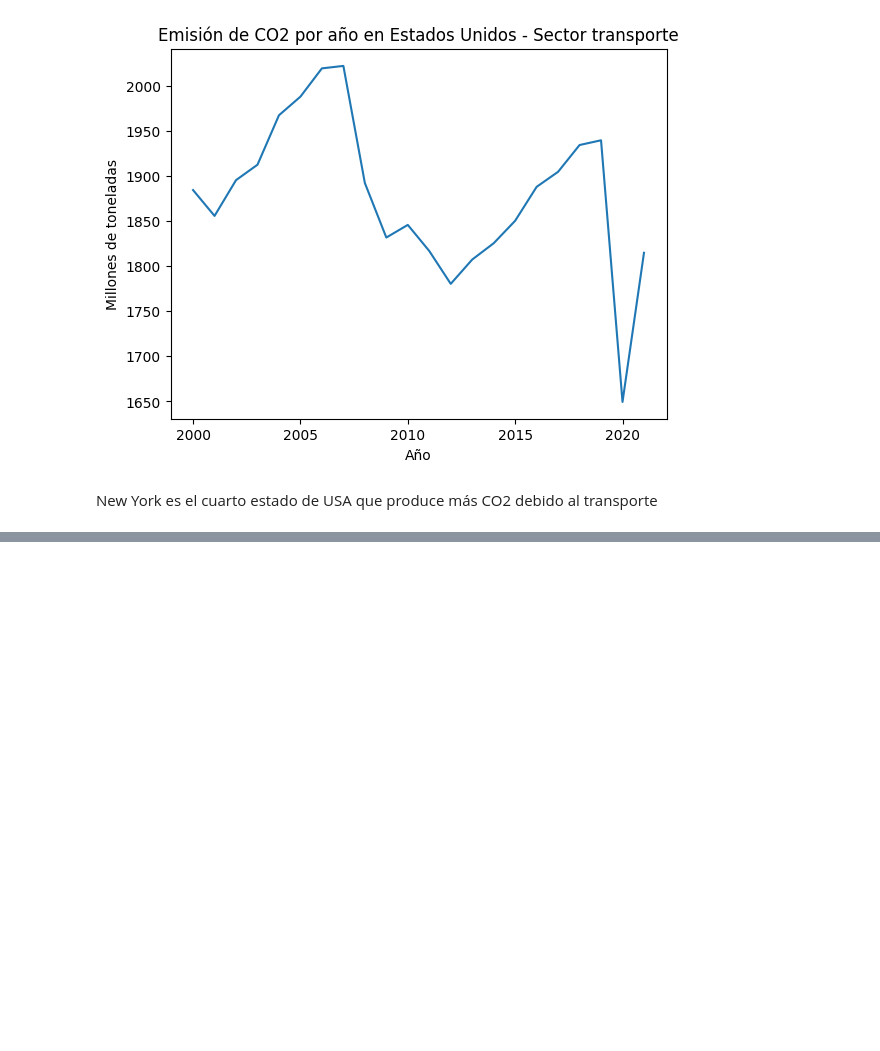
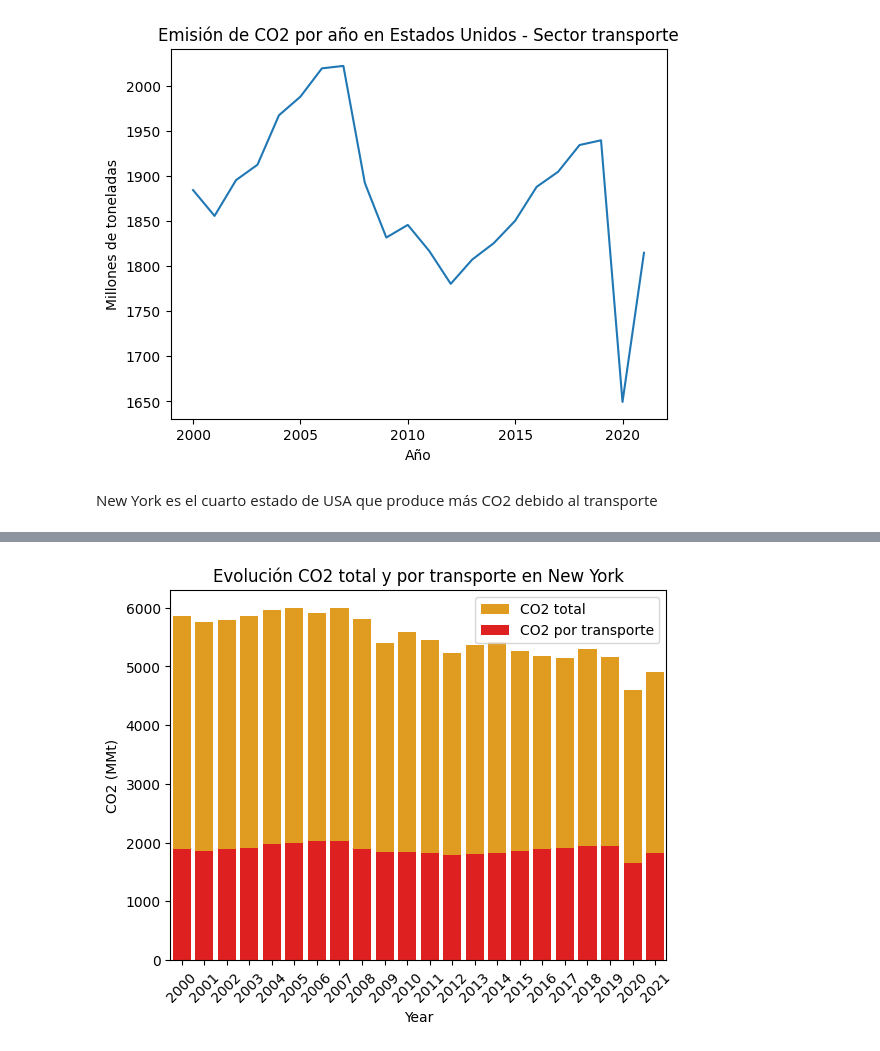
Before and after one commit to ing-jhparra/nyc-taxis, a Jupyter notebook: EDA/EDA-CO2.ipynb, the cells around one changed output, grey strips where cells are left out. Drawn from its saved outputs; the diff is of its cells as text; code cells hidden in the pictures; blank space fills up the shorter version.

```diff
--- a/EDA/EDA-CO2.ipynb
+++ b/EDA/EDA-CO2.ipynb
@@ -116,0 +141,13 @@ plt.show()
+# %%
+a = co2año[(co2año["State"] == "New York")]
+a = co2año[["Year", "CO2", "CO2_transporte"]].groupby("Year").sum().sort_values(by="CO2_transporte", ascending=False)
+# %%
+plt.figure()
+sns.barplot(data=a, x="Year", y="CO2", color="orange", label="CO2 total")
+sns.barplot(data=a, x="Year", y="CO2_transporte", color="red", label="CO2 por transporte")
+plt.xticks(rotation=45)
+plt.ylabel("CO2 (MMt)")
+plt.title("Evolución CO2 total y por transporte en New York")
+plt.show()
+# %% [output]
+[figure, added]
```
Also changed, not shown: parts of 15 cells of this notebook.
